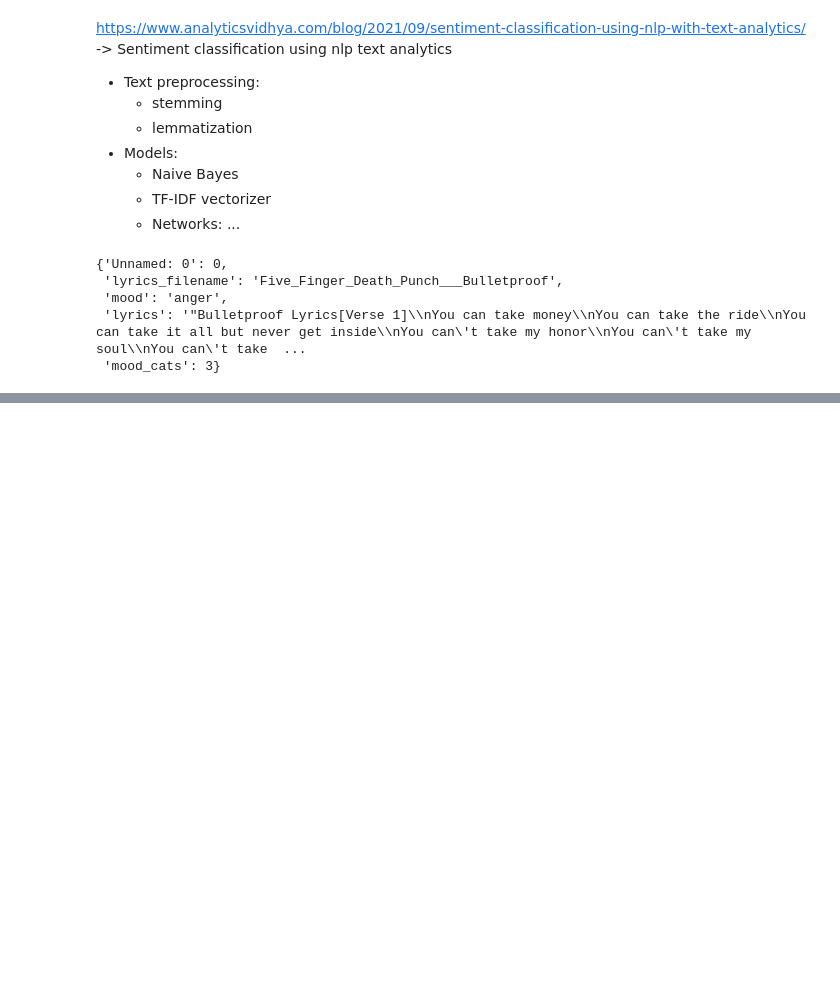
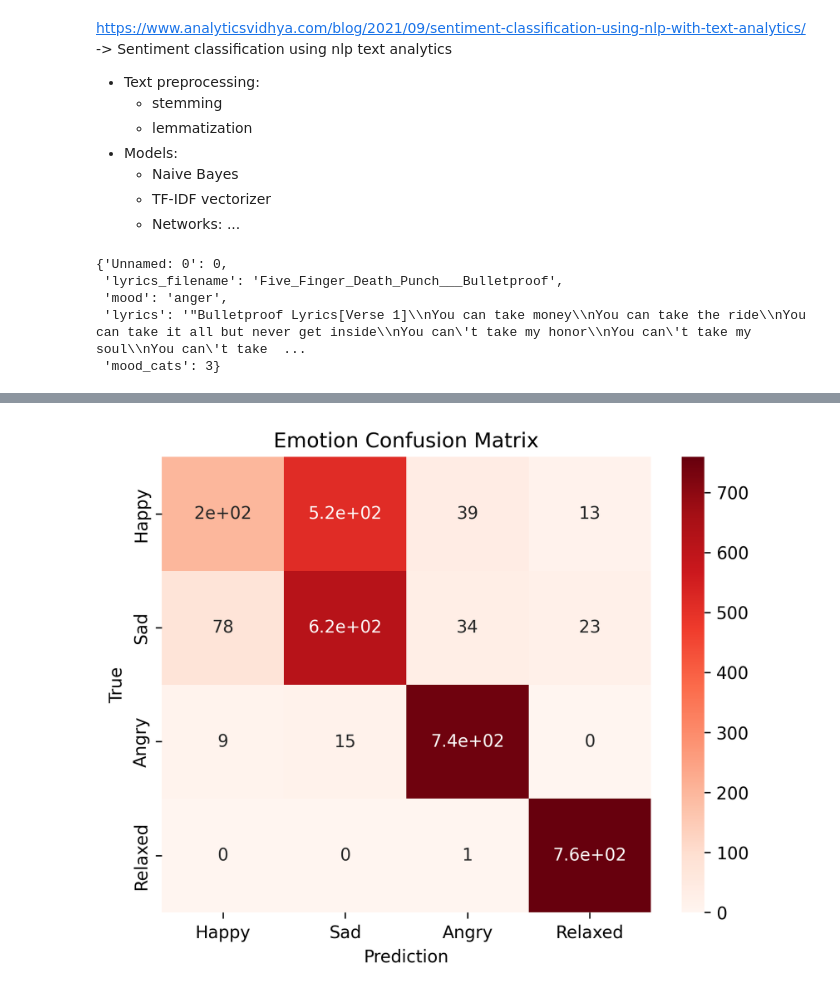
Before and after one commit to Uriiol1808/Harmon-AI, a Jupyter notebook: notebooks/lyrics_sentiment_classification.ipynb, the cells around one changed output, grey strips where cells are left out. Cells and saved outputs as stored; diff of their text form; code cells hidden in the pictures; blank space fills up the shorter version.

Commit message:
First training

```diff
--- a/notebooks/lyrics_sentiment_classification.ipynb
+++ b/notebooks/lyrics_sentiment_classification.ipynb
@@ -218,10 +258,10 @@ def process_data(lyrics, stopwords, punctuation, lemmatize, stemmer):
             continue
         embed_mat[index] = embed_vec
 
-    return embed_mat, lyrics_matrix, total_words, highest_tokens
+    return embed_mat, lyrics_matrix, total_words, highest_tokens, tokenizer
 # %%
 # Strat 1
-train_data, train_mat, total_words1, highest_tokens1 = process_data(dataset['train']['lyrics'], stopwords=False, punctuation=False, lemmatize=False, stemmer=False)
-test_data, test_mat, total_words_test1, highest_tokens_test1 = process_data(dataset['test']['lyrics'], stopwords=False, punctuation=False, lemmatize=False, stemmer=False)
+train_data, train_mat, total_words1, highest_tokens1, tokenizer1 = process_data(dataset['train']['lyrics'], stopwords=False, punctuation=False, lemmatize=False, stemmer=False)
+test_data, test_mat, total_words_test1, highest_tokens_test1, tokenizer1 = process_data(dataset['test']['lyrics'], stopwords=False, punctuation=False, lemmatize=False, stemmer=False)
 # %%
 # Strat 2
@@ -264,2 +328,8 @@ def f1_m(y_true, y_pred):
+# %%
+# Join train and test datasets in order to have a better dictionary
+Y = np.array(dataset['train']['mood_cats'])
+encoder = LabelBinarizer()
+Y = encoder.fit_transform(Y.tolist())
+X_train, X_test, Y_train, Y_test = train_test_split(train_mat, Y, test_size=0.25, shuffle=True)
 # %%
 # Network 1
@@ -281,0 +398,3 @@ MemoryError: Unable to allocate 38.0 GiB for an array with shape (12196,) and da
+# %%
+from keras.models import load_model
+model = load_model("model1.h5", custom_objects={'f1_m': f1_m,  'precision_m': precision_m, 'recall_m': recall_m} )
@@ -281,0 +422,37 @@ MemoryError: Unable to allocate 38.0 GiB for an array with shape (12196,) and da
+# %%
+Y_pred = []
+# Iterate through the test data in batches
+for i in range(0, len(X_test), 8):
+    # Get a batch of test data
+    batch_X_test = X_test[i:i+8]
+
+    # Predict on the batch
+    batch_predictions = model.predict(batch_X_test)
+
+    # Append batch predictions to the list of predictions
+    Y_pred.append(batch_predictions)
+
+# Concatenate predictions from all batches
+Y_pred = np.concatenate(Y_pred)
+
+y_pred_cat = np.zeros(len(Y_pred), dtype=int)
+y_test_cat = np.zeros(len(Y_test), dtype=int)
+
+for index, label in enumerate(Y_pred):
+    y_pred_cat[index] = np.argmax(Y_pred[index])
+
+for index, label in enumerate(Y_test):
+    y_test_cat[index] = np.argmax(Y_test[index])
+
+confusion_mat = confusion_matrix(y_test_cat, y_pred_cat)
+confusion_df = pd.DataFrame(confusion_mat, index = ['Happy', 'Sad', 'Angry', 'Relaxed',], columns = ['Happy', 'Sad', 'Angry', 'Relaxed',])
+
+
+figure(dpi=300)
+sn.heatmap(confusion_df, annot=True, cmap=plt.cm.Reds, cbar=True)
+plt.title('Emotion Confusion Matrix')
+plt.xlabel("Prediction")
+plt.ylabel("True")
+plt.savefig("../Images/Lyrics_classification/Model1 confusion mat")
+plt.show()
+# %% [output]
@@ -281,0 +476 @@ MemoryError: Unable to allocate 38.0 GiB for an array with shape (12196,) and da
+[figure, added]
```
Also changed, not shown: parts of 33 cells of this notebook, 5 other files.
